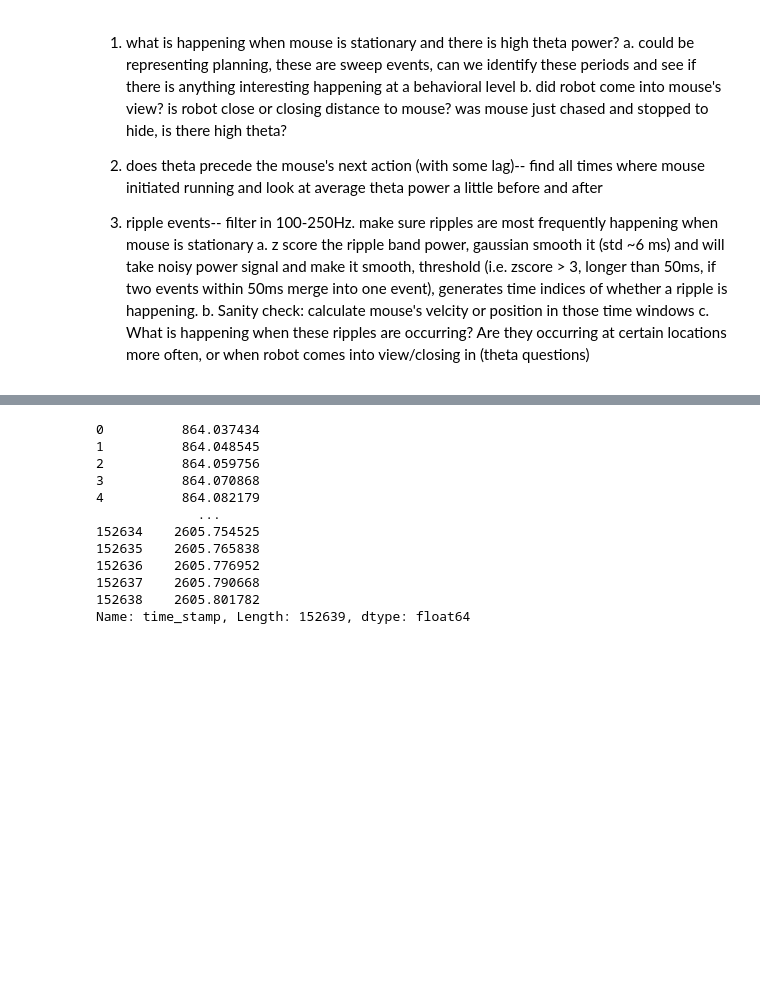
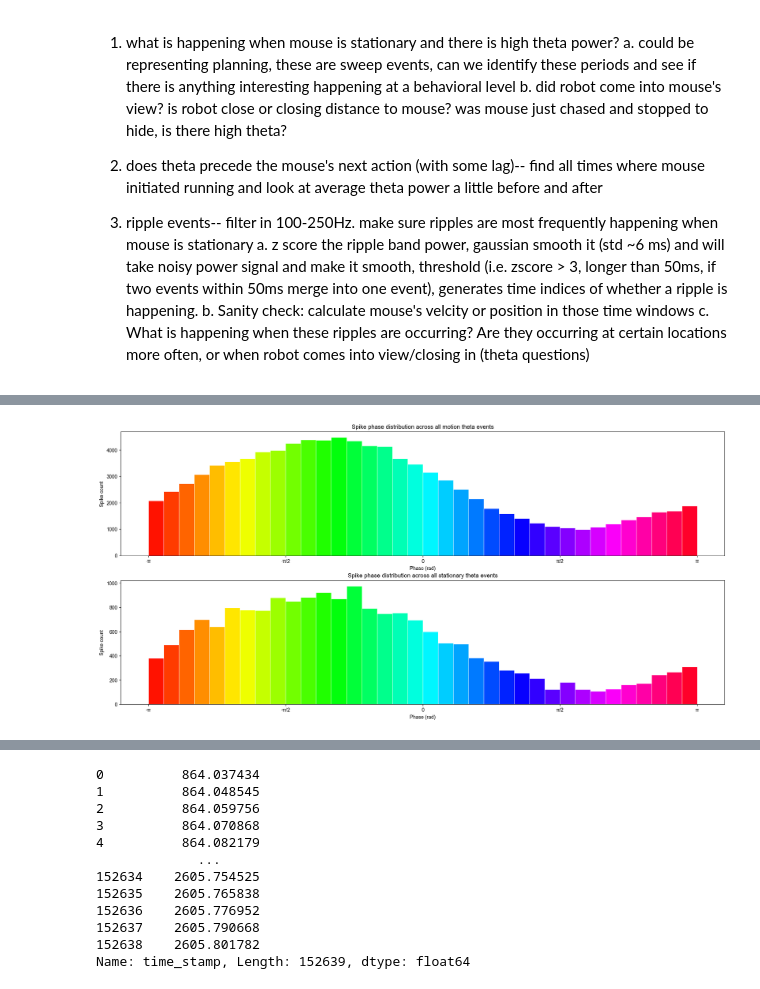
Before and after one commit to rjclemens/Dombeck-Spring-26, a Jupyter notebook: recording_example.ipynb, the cells around one changed output, grey strips where cells are left out. Cells and saved outputs as stored; diff of their text form; code cells hidden in the pictures; blank space fills up the shorter version.

```diff
--- a/recording_example.ipynb
+++ b/recording_example.ipynb
@@ -781,0 +885,12 @@ print(R.get_spikes())
+# %%
+stationary_epochs = filter_stationary_theta_events(epochs)
+motion_epochs = [e for e in epochs if e not in stationary_epochs]
+
+motion_theta_phases = create_theta_mask(motion_epochs)
+stationary_theta_phases = create_theta_mask(stationary_epochs)
+
+fig, [ax1, ax2] = plt.subplots(2, 1, figsize=(22, 10))
+create_phase_histogram(motion_theta_phases, ax1, 'across all motion theta events')
+create_phase_histogram(stationary_theta_phases, ax2, 'across all stationary theta events')
+# %% [output]
+[figure, added]
```
Also changed, not shown: parts of 10 cells of this notebook.
